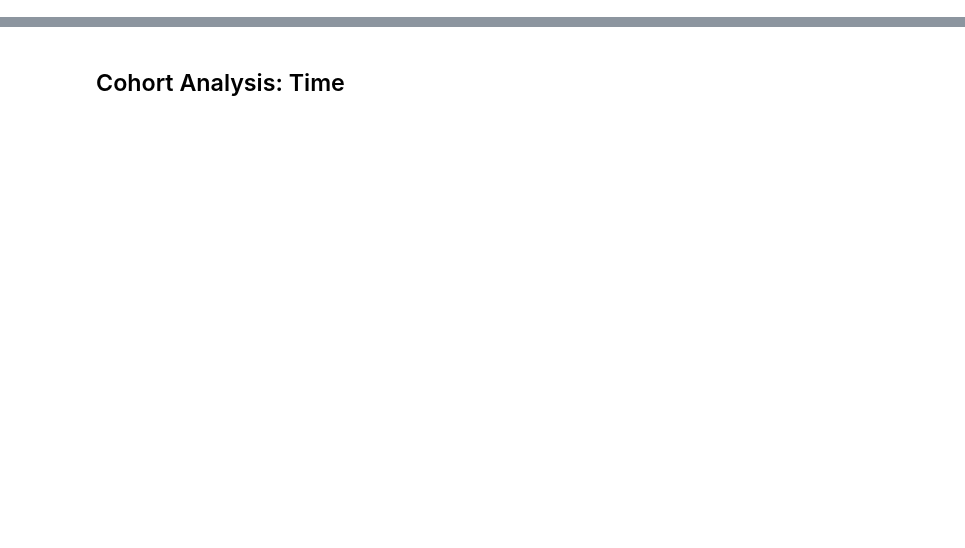
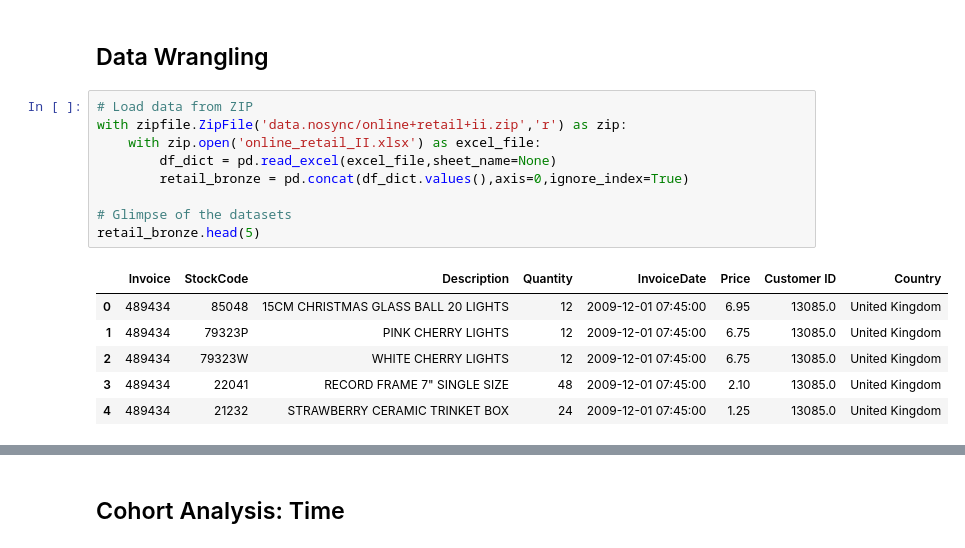
Before and after one commit to aguchhait-stack/Online_Retail_II, a Jupyter notebook: online_retail_uci.ipynb, the cells around one changed output, grey strips where cells are left out. Cells and saved outputs as stored; diff of their text form; blank space fills up the shorter version.

```diff
--- a/online_retail_uci.ipynb
+++ b/online_retail_uci.ipynb
@@ -70,0 +46,18 @@ Data columns (total 8 columns):
+# %% [markdown]
+## Data Wrangling
+# %%
+# Load data from ZIP
+with zipfile.ZipFile('data.nosync/online+retail+ii.zip','r') as zip:
+    with zip.open('online_retail_II.xlsx') as excel_file:
+        df_dict = pd.read_excel(excel_file,sheet_name=None)
+        retail_bronze = pd.concat(df_dict.values(),axis=0,ignore_index=True)
+
+# Glimpse of the datasets
+retail_bronze.head(5)
+# %% [output]
+|  | Invoice | StockCode | Description | Quantity | InvoiceDate | Price | Customer ID | Country |
+| 0 | 489434 | 85048 | 15CM CHRISTMAS GLASS BALL 20 LIGHTS | 12 | 2009-12-01 07:45:00 | 6.95 | 13085.0 | United Kingdom |
+| 1 | 489434 | 79323P | PINK CHERRY LIGHTS | 12 | 2009-12-01 07:45:00 | 6.75 | 13085.0 | United Kingdom |
+| 2 | 489434 | 79323W | WHITE CHERRY LIGHTS | 12 | 2009-12-01 07:45:00 | 6.75 | 13085.0 | United Kingdom |
+| 3 | 489434 | 22041 | RECORD FRAME 7" SINGLE SIZE | 48 | 2009-12-01 07:45:00 | 2.10 | 13085.0 | United Kingdom |
+| 4 | 489434 | 21232 | STRAWBERRY CERAMIC TRINKET BOX | 24 | 2009-12-01 07:45:00 | 1.25 | 13085.0 | United Kingdom |
```
Also changed, not shown: parts of 41 cells of this notebook, 3 other files.
